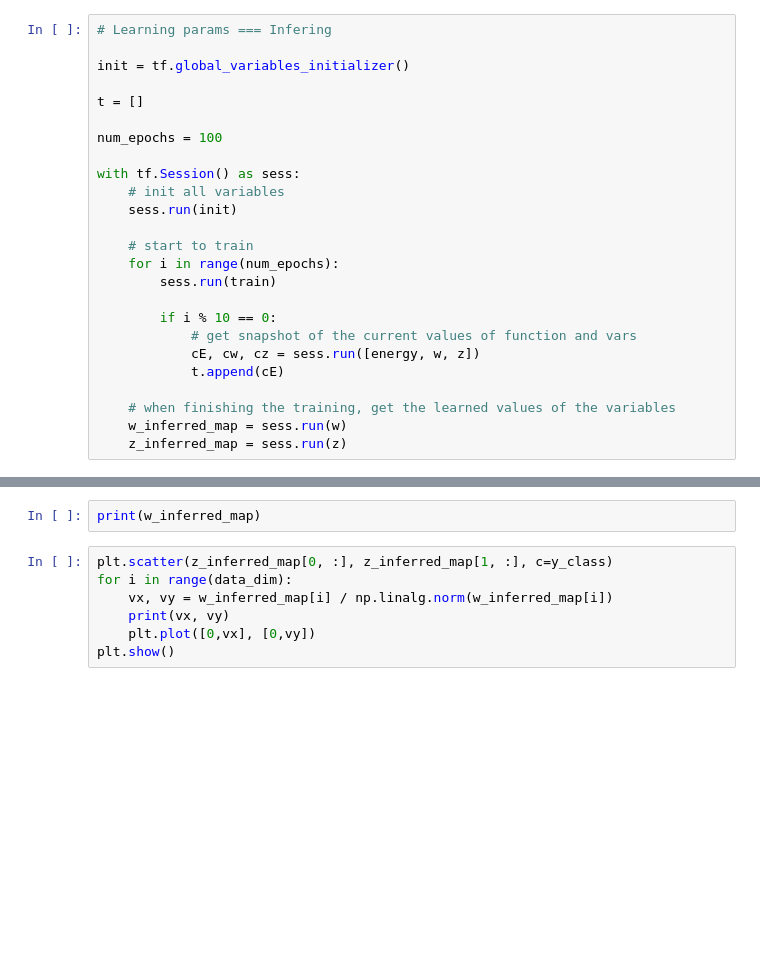
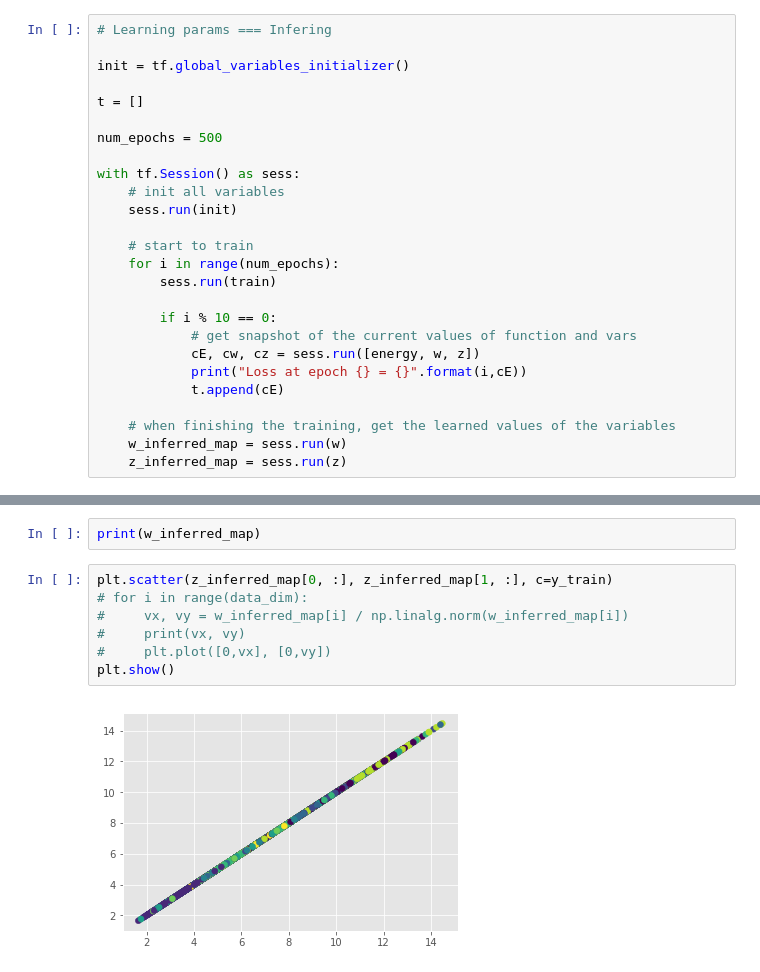
Before and after one commit to vu-minh/prob_dr, a Jupyter notebook: PPCA_MAP.ipynb, the cells around one changed output, grey strips where cells are left out. Cells and saved outputs as stored; diff of their text form; blank space fills up the shorter version.

```diff
--- a/PPCA_MAP.ipynb
+++ b/PPCA_MAP.ipynb
@@ -140,7 +144,7 @@ init = tf.global_variables_initializer()
 
 t = []
 
-num_epochs = 100
+num_epochs = 500
 
 with tf.Session() as sess:
     # init all variables
@@ -153,6 +157,7 @@ with tf.Session() as sess:
         if i % 10 == 0:
             # get snapshot of the current values of function and vars
             cE, cw, cz = sess.run([energy, w, z])
+            print("Loss at epoch {} = {}".format(i,cE))
             t.append(cE)
 
     # when finishing the training, get the learned values of the variables
@@ -212,9 +244,11 @@ plt.show()
 # %%
 print(w_inferred_map)
 # %%
-plt.scatter(z_inferred_map[0, :], z_inferred_map[1, :], c=y_class)
-for i in range(data_dim):
-    vx, vy = w_inferred_map[i] / np.linalg.norm(w_inferred_map[i])
-    print(vx, vy)
-    plt.plot([0,vx], [0,vy])
+plt.scatter(z_inferred_map[0, :], z_inferred_map[1, :], c=y_train)
+# for i in range(data_dim):
+#     vx, vy = w_inferred_map[i] / np.linalg.norm(w_inferred_map[i])
+#     print(vx, vy)
+#     plt.plot([0,vx], [0,vy])
 plt.show()
+# %% [output]
+[figure, added]
```
Also changed, not shown: parts of 6 cells of this notebook.
